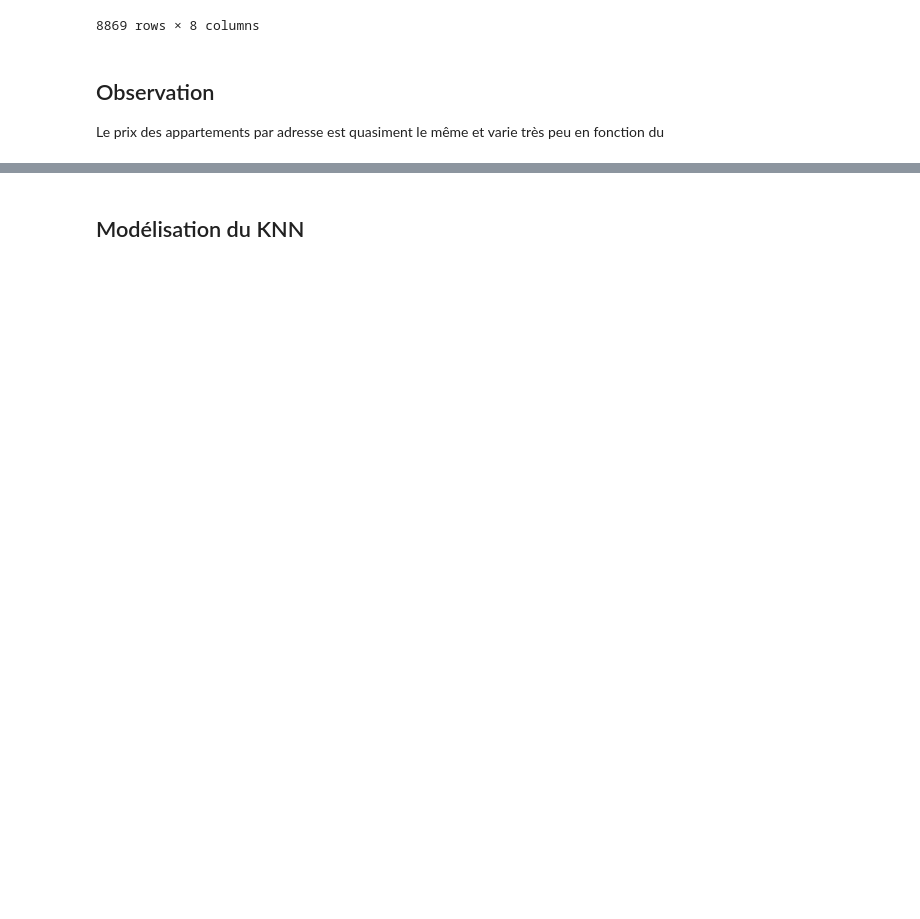
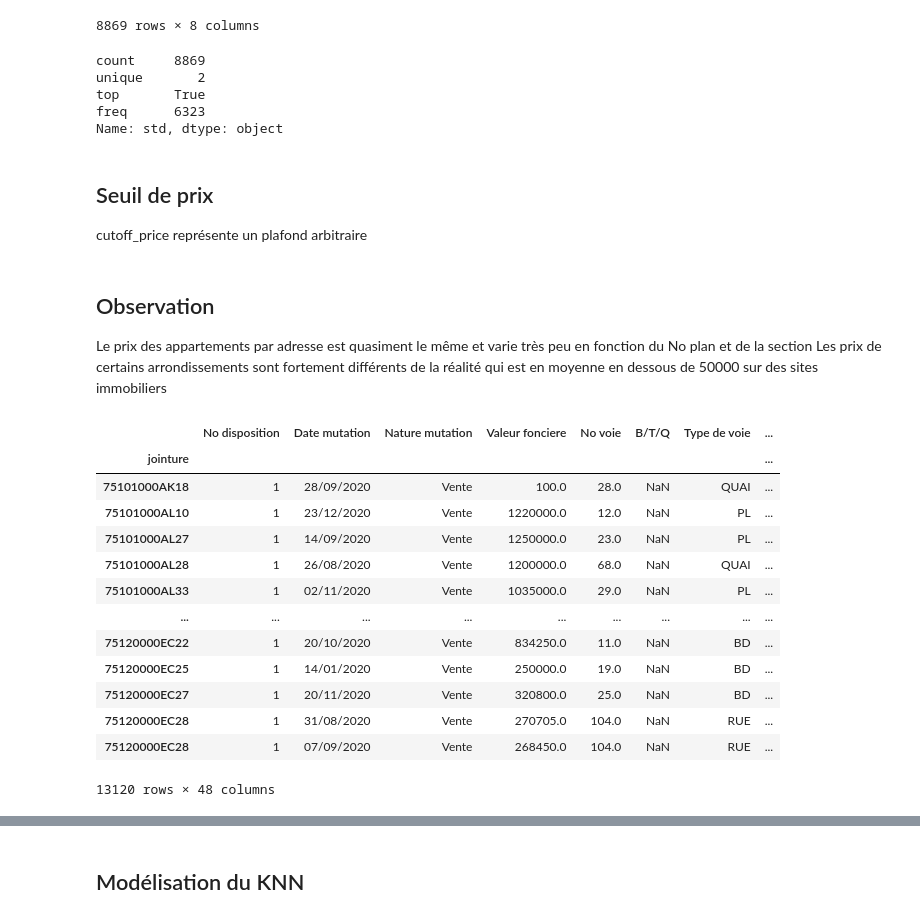
Before and after one commit to SteeveDo/clutering_price_meter_square, a Jupyter notebook: EDA_Immobilier_KNN.ipynb, the cells around one changed output, grey strips where cells are left out. Cells and saved outputs as stored; diff of their text form; code cells hidden in the pictures; blank space fills up the shorter version.

```diff
--- a/EDA_Immobilier_KNN.ipynb
+++ b/EDA_Immobilier_KNN.ipynb
@@ -782,6 +782,35 @@ df_joint_clean.groupby(["adresse"])["Prix"].describe()
 | 99.0RUEORFILA75120 | 1.0 | 7608.695652 | NaN | 7608.695652 | 7608.695652 | 7608.695652 | 7608.695652 | 7608.695652 |
 | 99.0RUEQUINCAMPOIX75103 | 1.0 | 14218.750000 | NaN | 14218.750000 | 14218.750000 | 14218.750000 | 14218.750000 | 14218.750000 |
 8869 rows × 8 columns
+# %%
+df_joint_clean.groupby(["adresse"])["Prix"].describe()["std"].isna().describe()
+# %% [output]
+count     8869
+unique       2
+top       True
+freq      6323
+Name: std, dtype: object
+# %% [markdown]
+## Seuil de prix
+cutoff_price représente un plafond arbitraire
 # %% [markdown]
 ## Observation
-Le prix des appartements par adresse est quasiment le même et varie très peu en fonction du
+Le prix des appartements par adresse est quasiment le même et varie très peu en fonction du No plan et de la section
+Les prix de certains arrondissements sont fortement différents de la réalité qui est en moyenne en dessous de 50000 sur des sites immobiliers
+# %%
+df_joint_clean
+# %% [output]
+|  | No disposition | Date mutation | Nature mutation | Valeur fonciere | No voie | B/T/Q | Type de voie | ... |
+| jointure |  |  |  |  |  |  |  | ... |
+| 75101000AK18 | 1 | 28/09/2020 | Vente | 100.0 | 28.0 | NaN | QUAI | ... |
+| 75101000AL10 | 1 | 23/12/2020 | Vente | 1220000.0 | 12.0 | NaN | PL | ... |
+| 75101000AL27 | 1 | 14/09/2020 | Vente | 1250000.0 | 23.0 | NaN | PL | ... |
+| 75101000AL28 | 1 | 26/08/2020 | Vente | 1200000.0 | 68.0 | NaN | QUAI | ... |
+| 75101000AL33 | 1 | 02/11/2020 | Vente | 1035000.0 | 29.0 | NaN | PL | ... |
+| ... | ... | ... | ... | ... | ... | ... | ... | ... |
+| 75120000EC22 | 1 | 20/10/2020 | Vente | 834250.0 | 11.0 | NaN | BD | ... |
+| 75120000EC25 | 1 | 14/01/2020 | Vente | 250000.0 | 19.0 | NaN | BD | ... |
+| 75120000EC27 | 1 | 20/11/2020 | Vente | 320800.0 | 25.0 | NaN | BD | ... |
+| 75120000EC28 | 1 | 31/08/2020 | Vente | 270705.0 | 104.0 | NaN | RUE | ... |
+| 75120000EC28 | 1 | 07/09/2020 | Vente | 268450.0 | 104.0 | NaN | RUE | ... |
+13120 rows × 48 columns
```
Also changed, not shown: parts of 34 cells of this notebook.
